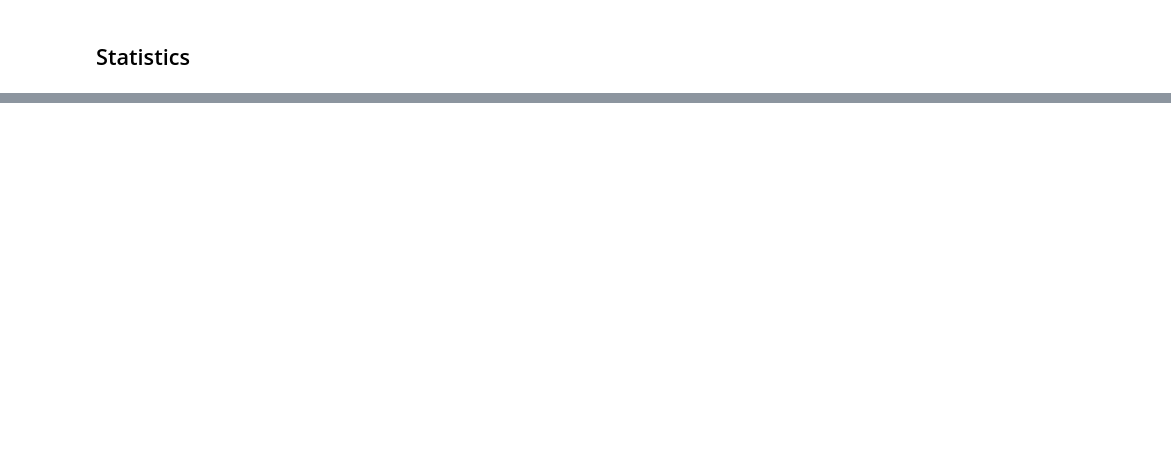
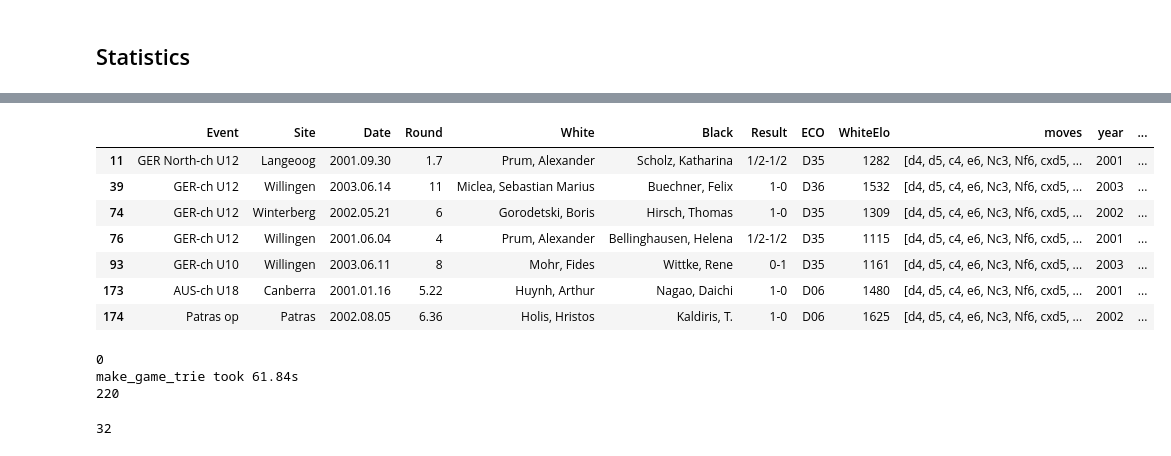
Before and after one commit to josephcappadona/chess-analytics, a Jupyter notebook: position moves distribution.ipynb, the cells around one changed output, grey strips where cells are left out. Drawn from its saved outputs; the diff is of its cells as text; code cells hidden in the pictures; blank space fills up the shorter version.

```diff
--- a/position moves distribution.ipynb
+++ b/position moves distribution.ipynb
@@ -195,0 +291,6 @@ def get_leaves(trie):
+# %%
+MAX_GAMES = 1000
+
+games_gen = games_generator_from_file(pgn_filename, max_games=MAX_GAMES, sample=0.1, print_every=100)
+trie = make_game_trie(games_gen)
+print(count_trie(trie))
@@ -195,0 +302,7 @@ def get_leaves(trie):
+# %%
+#LINE = ['e4', 'c5', 'Nf3', 'Nc6', 'd4', 'cxd4', 'Nxd4', ]  # open sicilian
+LINE = ['d4', 'd5', 'c4', 'e6', 'Nc3', 'Nf6']  #
+WHITE = None
+BLACK = None
+
+(BOARD := get_board_for_moves(LINE))
@@ -195,0 +331,9 @@ def get_leaves(trie):
+# %%
+filtered_trie = filter_trie(trie,
+                            moves=LINE,
+                            white=WHITE,
+                            black=BLACK)
+
+line_trie = get_sub_trie(filtered_trie, LINE)
+move_df = build_move_df(line_trie)
+print(len(move_df))
@@ -425,0 +591,25 @@ Name: move, dtype: float64
+# %%
+df = top_moves_df.copy()
+df = df.dropna(subset=['avg_elo'])
+df[(round_nearest(df['avg_elo'], ELO_BIN_WIDTH) <= 1200) & (df['move'] == 'cxd5')]
+# %% [output]
+|  | Event | Site | Date | Round | White | Black | Result | ECO | WhiteElo | moves | year | ... |
+| 11 | GER North-ch U12 | Langeoog | 2001.09.30 | 1.7 | Prum, Alexander | Scholz, Katharina | 1/2-1/2 | D35 | 1282 | [d4, d5, c4, e6, Nc3, Nf6, cxd5, ... | 2001 | ... |
+| 39 | GER-ch U12 | Willingen | 2003.06.14 | 11 | Miclea, Sebastian Marius | Buechner, Felix | 1-0 | D36 | 1532 | [d4, d5, c4, e6, Nc3, Nf6, cxd5, ... | 2003 | ... |
+| 74 | GER-ch U12 | Winterberg | 2002.05.21 | 6 | Gorodetski, Boris | Hirsch, Thomas | 1-0 | D35 | 1309 | [d4, d5, c4, e6, Nc3, Nf6, cxd5, ... | 2002 | ... |
+| 76 | GER-ch U12 | Willingen | 2001.06.04 | 4 | Prum, Alexander | Bellinghausen, Helena | 1/2-1/2 | D35 | 1115 | [d4, d5, c4, e6, Nc3, Nf6, cxd5, ... | 2001 | ... |
+| 93 | GER-ch U10 | Willingen | 2003.06.11 | 8 | Mohr, Fides | Wittke, Rene | 0-1 | D35 | 1161 | [d4, d5, c4, e6, Nc3, Nf6, cxd5, ... | 2003 | ... |
+| 173 | AUS-ch U18 | Canberra | 2001.01.16 | 5.22 | Huynh, Arthur | Nagao, Daichi | 1-0 | D06 | 1480 | [d4, d5, c4, e6, Nc3, Nf6, cxd5, ... | 2001 | ... |
+| 174 | Patras op | Patras | 2002.08.05 | 6.36 | Holis, Hristos | Kaldiris, T. | 1-0 | D06 | 1625 | [d4, d5, c4, e6, Nc3, Nf6, cxd5, ... | 2002 | ... |
+# %%
+az_games_gen = games_generator_from_file('alphazero_220.pgn', print_every=100)
+az_trie = make_game_trie(az_games_gen)
+print(count_trie(az_trie))
+# %% [output]
+0
+make_game_trie took 61.84s
+220
+# %%
+count_trie(filter_trie(az_trie, white_moves={'a6'}))
+# %% [output]
+32
```
Also changed, not shown: parts of 50 cells of this notebook, 44 other files.
